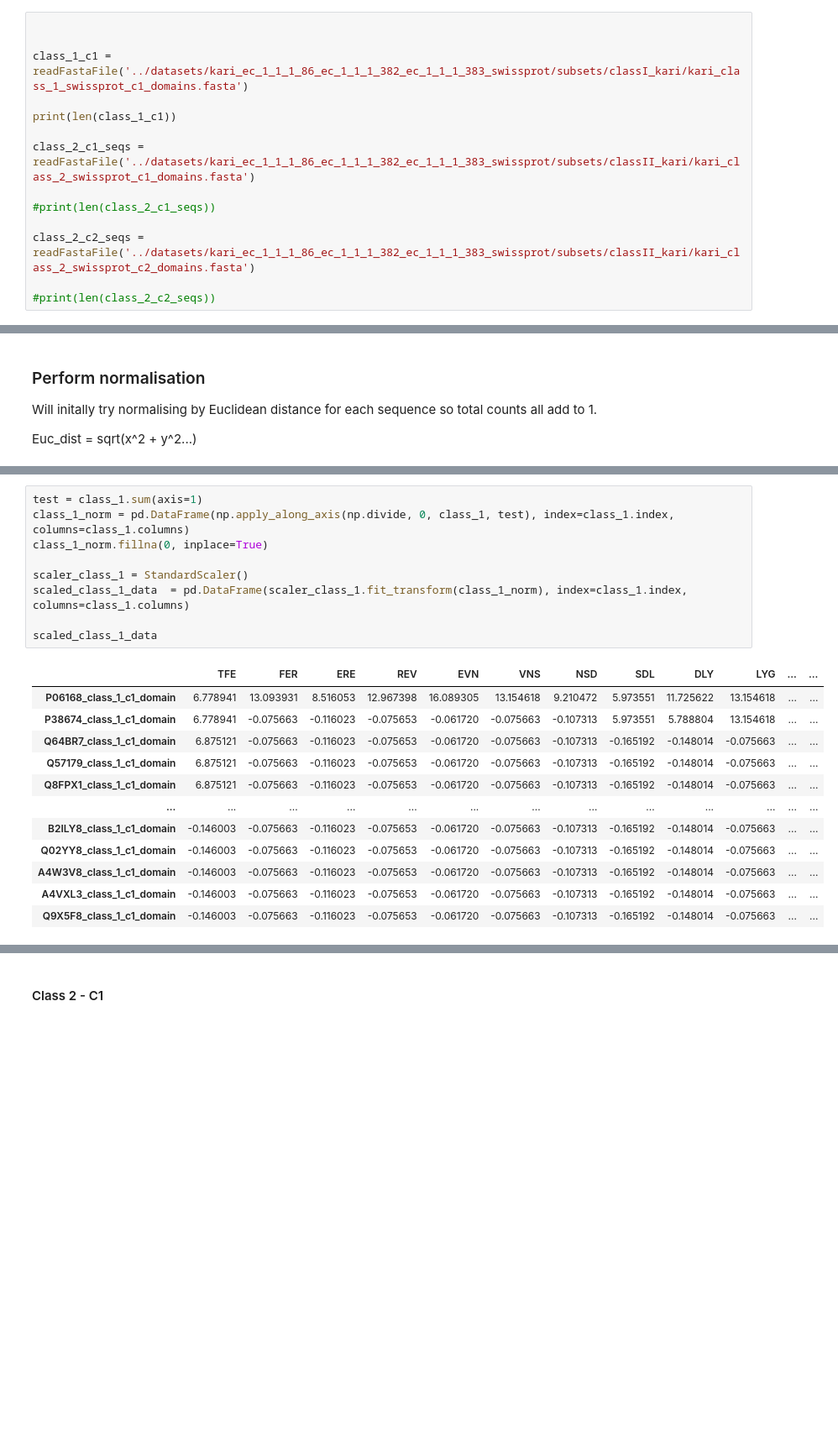
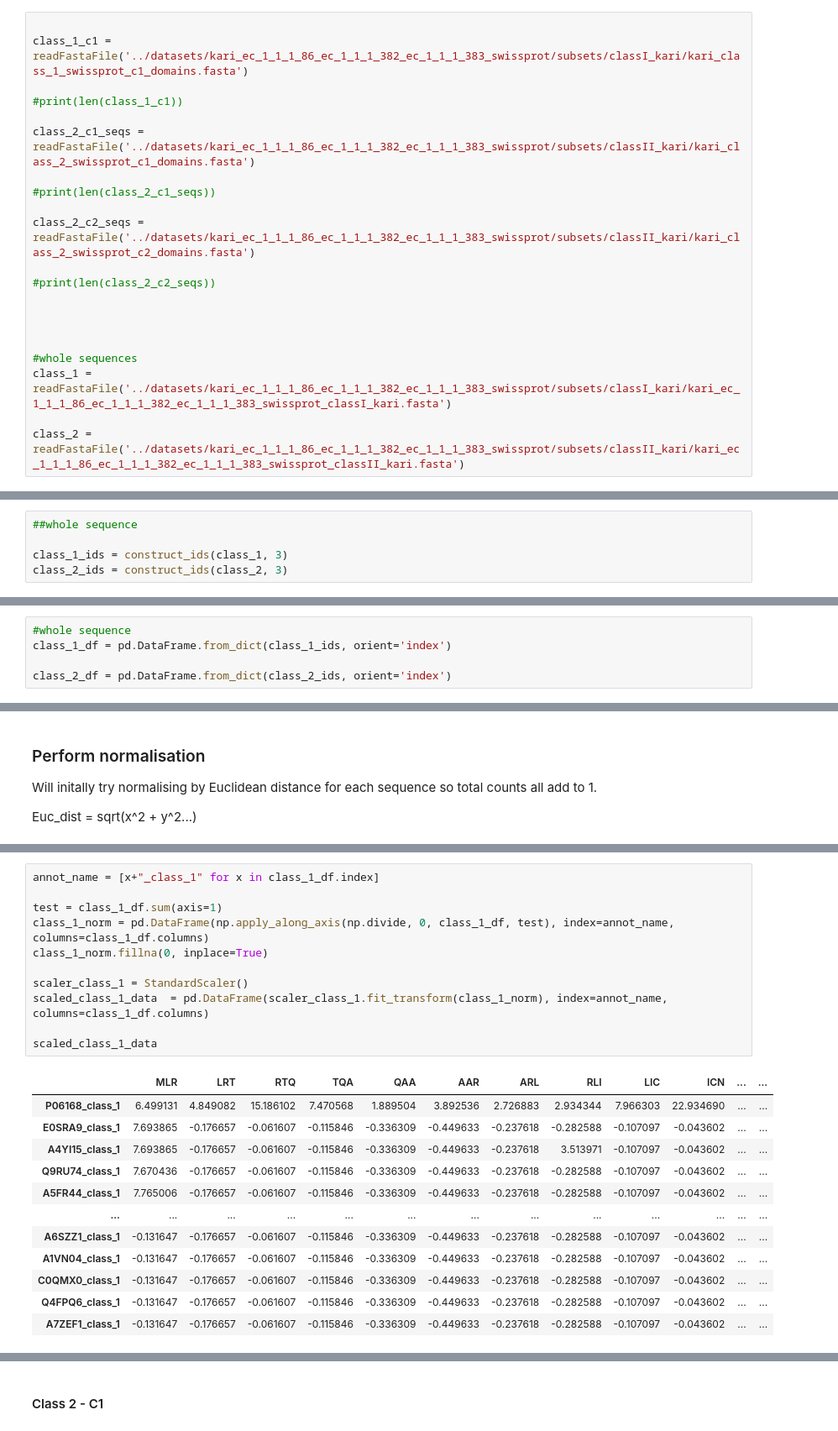
Before and after one commit to SebPorras/BodenProjects, a Jupyter notebook: kari/notebooks/kmer_based_analysis.ipynb, the cells around one changed output, grey strips where cells are left out. Shown at 84% size. Saved outputs shown, nothing was run; the diff lists cells and outputs as text; blank space fills up the shorter version.

```diff
--- a/kari/notebooks/kmer_based_analysis.ipynb
+++ b/kari/notebooks/kmer_based_analysis.ipynb
@@ -17,11 +17,10 @@ import sklearn.datasets
 # %% [markdown]
 ### Read in data from class I and class II KARIs
 # %%
-
 
 class_1_c1 = readFastaFile('../datasets/kari_ec_1_1_1_86_ec_1_1_1_382_ec_1_1_1_383_swissprot/subsets/classI_kari/kari_class_1_swissprot_c1_domains.fasta')
 
-print(len(class_1_c1))
+#print(len(class_1_c1))
 
 class_2_c1_seqs = readFastaFile('../datasets/kari_ec_1_1_1_86_ec_1_1_1_382_ec_1_1_1_383_swissprot/subsets/classII_kari/kari_class_2_swissprot_c1_domains.fasta')
 
@@ -30,3 +29,11 @@ class_2_c1_seqs = readFastaFile('../datasets/kari_ec_1_1_1_86_ec_1_1_1_382_ec_1_
 class_2_c2_seqs = readFastaFile('../datasets/kari_ec_1_1_1_86_ec_1_1_1_382_ec_1_1_1_383_swissprot/subsets/classII_kari/kari_class_2_swissprot_c2_domains.fasta')
 
 #print(len(class_2_c2_seqs))
+
+
+
+
+#whole sequences
+class_1 = readFastaFile('../datasets/kari_ec_1_1_1_86_ec_1_1_1_382_ec_1_1_1_383_swissprot/subsets/classI_kari/kari_ec_1_1_1_86_ec_1_1_1_382_ec_1_1_1_383_swissprot_classI_kari.fasta')
+
+class_2 = readFastaFile('../datasets/kari_ec_1_1_1_86_ec_1_1_1_382_ec_1_1_1_383_swissprot/subsets/classII_kari/kari_ec_1_1_1_86_ec_1_1_1_382_ec_1_1_1_383_swissprot_classII_kari.fasta')
@@ -67,2 +70,7 @@ class1_ids = construct_ids(class_1_c1, 3)
 class2_c1_ids = construct_ids(class_2_c1_seqs, 3)
 class2_c2_ids = construct_ids(class_2_c2_seqs, 3)
+# %%
+##whole sequence
+
+class_1_ids = construct_ids(class_1, 3)
+class_2_ids = construct_ids(class_2, 3)
@@ -75,2 +85,7 @@ class2_c2 = pd.DataFrame.from_dict(class2_c2_ids, orient='index')
+# %%
+#whole sequence
+class_1_df = pd.DataFrame.from_dict(class_1_ids, orient='index')
+
+class_2_df = pd.DataFrame.from_dict(class_2_ids, orient='index')
 # %% [markdown]
 ### Visualise sparcity of data
@@ -119,22 +137,24 @@ class_1
 # %%
-test = class_1.sum(axis=1)
-class_1_norm = pd.DataFrame(np.apply_along_axis(np.divide, 0, class_1, test), index=class_1.index, columns=class_1.columns)
+annot_name = [x+"_class_1" for x in class_1_df.index]
+
+test = class_1_df.sum(axis=1)
+class_1_norm = pd.DataFrame(np.apply_along_axis(np.divide, 0, class_1_df, test), index=annot_name, columns=class_1_df.columns)
 class_1_norm.fillna(0, inplace=True)
 
 scaler_class_1 = StandardScaler()
-scaled_class_1_data  = pd.DataFrame(scaler_class_1.fit_transform(class_1_norm), index=class_1.index, columns=class_1.columns)
+scaled_class_1_data  = pd.DataFrame(scaler_class_1.fit_transform(class_1_norm), index=annot_name, columns=class_1_df.columns)
 
 scaled_class_1_data
 # %% [output]
-|  | TFE | FER | ERE | REV | EVN | VNS | NSD | SDL | DLY | LYG | ... | ... |
-| P06168_class_1_c1_domain | 6.778941 | 13.093931 | 8.516053 | 12.967398 | 16.089305 | 13.154618 | 9.210472 | 5.973551 | 11.725622 | 13.154618 | ... | ... |
-| P38674_class_1_c1_domain | 6.778941 | -0.075663 | -0.116023 | -0.075653 | -0.061720 | -0.075663 | -0.107313 | 5.973551 | 5.788804 | 13.154618 | ... | ... |
-| Q64BR7_class_1_c1_domain | 6.875121 | -0.075663 | -0.116023 | -0.075653 | -0.061720 | -0.075663 | -0.107313 | -0.165192 | -0.148014 | -0.075663 | ... | ... |
-| Q57179_class_1_c1_domain | 6.875121 | -0.075663 | -0.116023 | -0.075653 | -0.061720 | -0.075663 | -0.107313 | -0.165192 | -0.148014 | -0.075663 | ... | ... |
-| Q8FPX1_class_1_c1_domain | 6.875121 | -0.075663 | -0.116023 | -0.075653 | -0.061720 | -0.075663 | -0.107313 | -0.165192 | -0.148014 | -0.075663 | ... | ... |
+|  | MLR | LRT | RTQ | TQA | QAA | AAR | ARL | RLI | LIC | ICN | ... | ... |
+| P06168_class_1 | 6.499131 | 4.849082 | 15.186102 | 7.470568 | 1.889504 | 3.892536 | 2.726883 | 2.934344 | 7.966303 | 22.934690 | ... | ... |
+| E0SRA9_class_1 | 7.693865 | -0.176657 | -0.061607 | -0.115846 | -0.336309 | -0.449633 | -0.237618 | -0.282588 | -0.107097 | -0.043602 | ... | ... |
+| A4YI15_class_1 | 7.693865 | -0.176657 | -0.061607 | -0.115846 | -0.336309 | -0.449633 | -0.237618 | 3.513971 | -0.107097 | -0.043602 | ... | ... |
+| Q9RU74_class_1 | 7.670436 | -0.176657 | -0.061607 | -0.115846 | -0.336309 | -0.449633 | -0.237618 | -0.282588 | -0.107097 | -0.043602 | ... | ... |
+| A5FR44_class_1 | 7.765006 | -0.176657 | -0.061607 | -0.115846 | -0.336309 | -0.449633 | -0.237618 | -0.282588 | -0.107097 | -0.043602 | ... | ... |
 | ... | ... | ... | ... | ... | ... | ... | ... | ... | ... | ... | ... | ... |
-| B2ILY8_class_1_c1_domain | -0.146003 | -0.075663 | -0.116023 | -0.075653 | -0.061720 | -0.075663 | -0.107313 | -0.165192 | -0.148014 | -0.075663 | ... | ... |
-| Q02YY8_class_1_c1_domain | -0.146003 | -0.075663 | -0.116023 | -0.075653 | -0.061720 | -0.075663 | -0.107313 | -0.165192 | -0.148014 | -0.075663 | ... | ... |
-| A4W3V8_class_1_c1_domain | -0.146003 | -0.075663 | -0.116023 | -0.075653 | -0.061720 | -0.075663 | -0.107313 | -0.165192 | -0.148014 | -0.075663 | ... | ... |
-| A4VXL3_class_1_c1_domain | -0.146003 | -0.075663 | -0.116023 | -0.075653 | -0.061720 | -0.075663 | -0.107313 | -0.165192 | -0.148014 | -0.075663 | ... | ... |
-| Q9X5F8_class_1_c1_domain | -0.146003 | -0.075663 | -0.116023 | -0.075653 | -0.061720 | -0.075663 | -0.107313 | -0.165192 | -0.148014 | -0.075663 | ... | ... |
+| A6SZZ1_class_1 | -0.131647 | -0.176657 | -0.061607 | -0.115846 | -0.336309 | -0.449633 | -0.237618 | -0.282588 | -0.107097 | -0.043602 | ... | ... |
+| A1VN04_class_1 | -0.131647 | -0.176657 | -0.061607 | -0.115846 | -0.336309 | -0.449633 | -0.237618 | -0.282588 | -0.107097 | -0.043602 | ... | ... |
+| C0QMX0_class_1 | -0.131647 | -0.176657 | -0.061607 | -0.115846 | -0.336309 | -0.449633 | -0.237618 | -0.282588 | -0.107097 | -0.043602 | ... | ... |
+| Q4FPQ6_class_1 | -0.131647 | -0.176657 | -0.061607 | -0.115846 | -0.336309 | -0.449633 | -0.237618 | -0.282588 | -0.107097 | -0.043602 | ... | ... |
+| A7ZEF1_class_1 | -0.131647 | -0.176657 | -0.061607 | -0.115846 | -0.336309 | -0.449633 | -0.237618 | -0.282588 | -0.107097 | -0.043602 | ... | ... |
```
Also changed, not shown: parts of 38 cells of this notebook, 3 other files.
